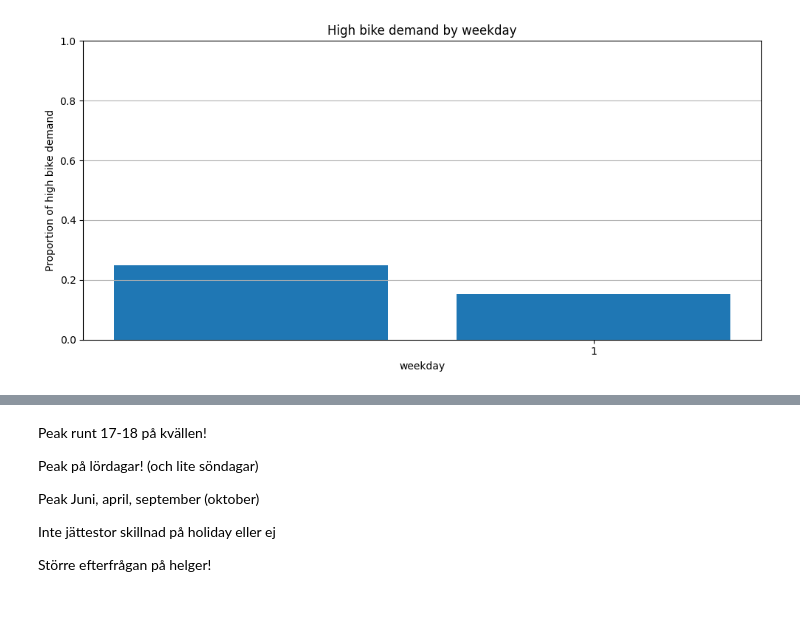
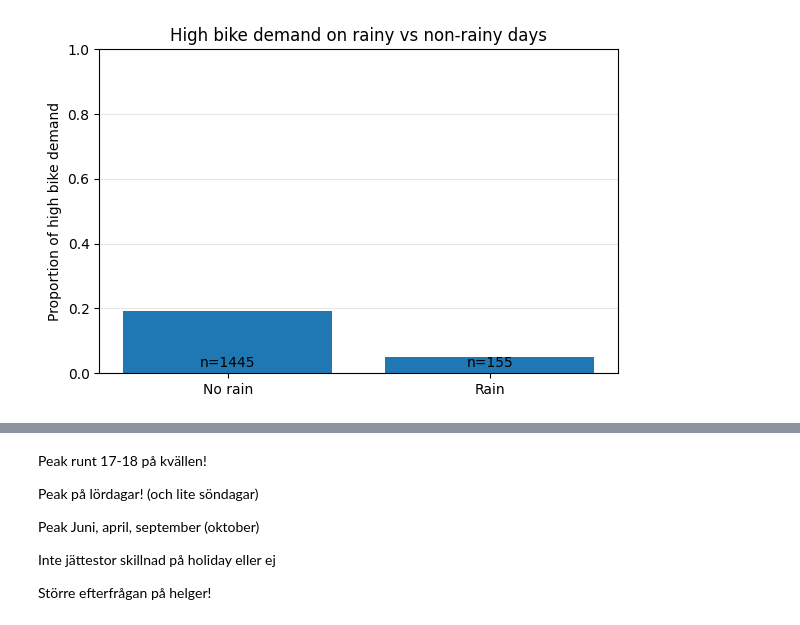
Before and after one commit to sebberendel/machine_learning_project, a Jupyter notebook: notebooks/Ivars.ipynb, the cells around one changed output, grey strips where cells are left out. Drawn from its saved outputs; the diff is of its cells as text; code cells hidden in the pictures.

Commit message:
Add images

```diff
--- a/notebooks/Ivars.ipynb
+++ b/notebooks/Ivars.ipynb
@@ -1,41 +32,33 @@
 # %%
 import pandas as pd
-import os
 import matplotlib.pyplot as plt
 
-# =========================
-# 1. Läs in data
-# =========================
-data = pd.read_csv("../Training/training_data_VT2026.csv")
-
-# =========================
-# 2. Förbered data
-# =========================
-# Gör binär variabel:
-# high_bike_demand -> 1
-# low_bike_demand  -> 0
 data["high_demand"] = (data["increase_stock"] == "high_bike_demand").astype(int)
 
-# =========================
-# 3. Aggregera per timme
-# =========================
-# Beräkna andel hög efterfrågan per timme
-hourly_high_rate = data.groupby("weekday")["high_demand"].mean()
+# Binary rain-variable
+data["rain"] = (data["precip"] > 0).astype(int)
 
-# =========================
-# 4. Plot: Stapeldiagram
-# =========================
-plt.figure(figsize=(10, 5))
-plt.bar(hourly_high_rate.index, hourly_high_rate.values)
+summary = (
+    data.groupby("rain")
+    .agg(
+        high_rate=("high_demand", "mean"),
+        count=("high_demand", "size")
+    )
+)
 
-plt.xlabel("weekday")
+plt.figure(figsize=(6, 4))
+plt.bar(["No rain", "Rain"], summary["high_rate"])
+
 plt.ylabel("Proportion of high bike demand")
-plt.title("High bike demand by weekday")
+plt.title("High bike demand on rainy vs non-rainy days")
+plt.ylim(0, 1)
+plt.grid(axis="y", alpha=0.3)
 
-plt.ylim(0, 1)
-plt.xticks(range(1, 2))
-plt.grid(axis="y")
+for i, n in enumerate(summary["count"]):
+    plt.text(i, 0.02, f"n={n}", ha="center", fontsize=10)
+
 plt.tight_layout()
+plt.savefig("precip.png", bbox_inches="tight", pad_inches=0)
 plt.show()
 # %% [output]
-[figure, old version]
+[figure, new version]
```
Also changed, not shown: parts of 3 cells of this notebook, 9 other files.
